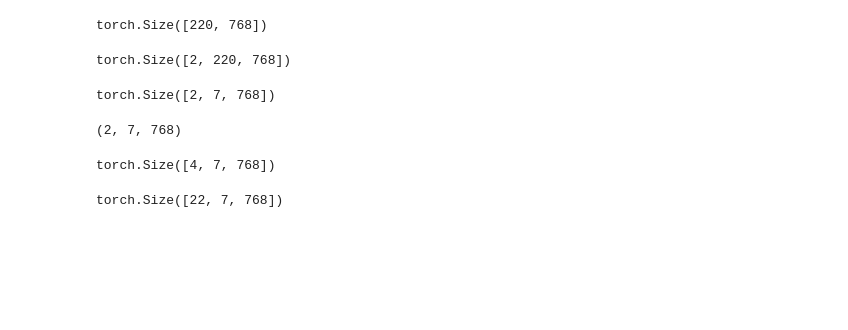
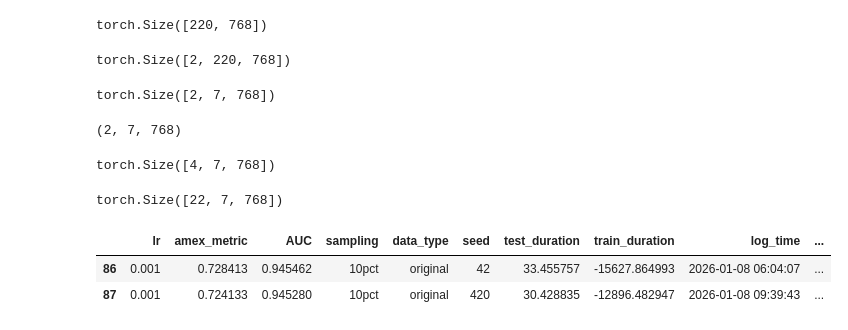
Before and after one commit to hzqn1234/TimeKD, a Jupyter notebook: zq_testing.ipynb, the cells around one changed output. Cells and saved outputs as stored; diff of their text form; code cells hidden in the pictures; blank space fills up the shorter version.

```diff
--- a/zq_testing.ipynb
+++ b/zq_testing.ipynb
@@ -573,0 +596,9 @@ torch.Size([22, 7, 768])
+# %%
+df = pd.read_csv("experiment_log.csv")
+df['batch_size'] = df['batch_size'].fillna(4)
+df['es_patience'] = df['es_patience'].fillna(5)
+df.tail(2)
+# %% [output]
+|  | lr | amex_metric | AUC | sampling | data_type | seed | test_duration | train_duration | log_time | ... |
+| 86 | 0.001 | 0.728413 | 0.945462 | 10pct | original | 42 | 33.455757 | -15627.864993 | 2026-01-08 06:04:07 | ... |
+| 87 | 0.001 | 0.724133 | 0.945280 | 10pct | original | 420 | 30.428835 | -12896.482947 | 2026-01-08 09:39:43 | ... |
```
Also changed, not shown: parts of 14 cells of this notebook, 22 other files.
